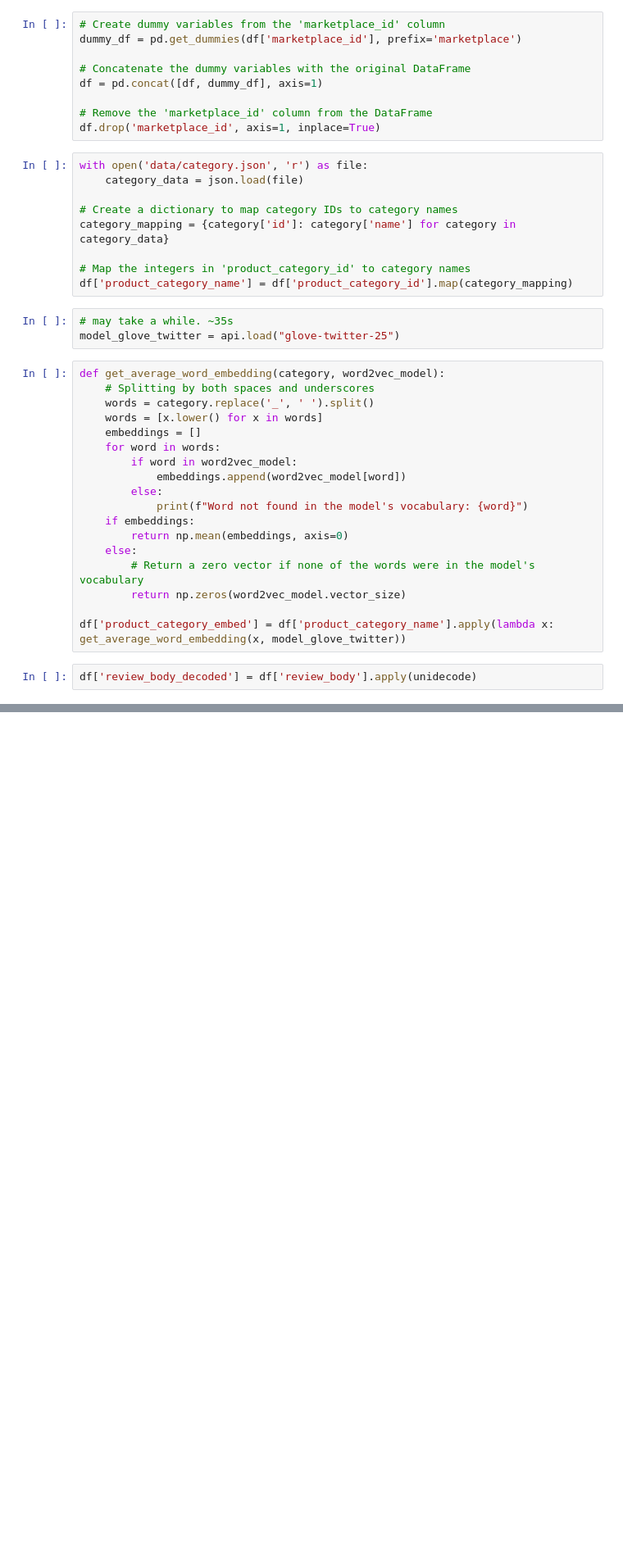
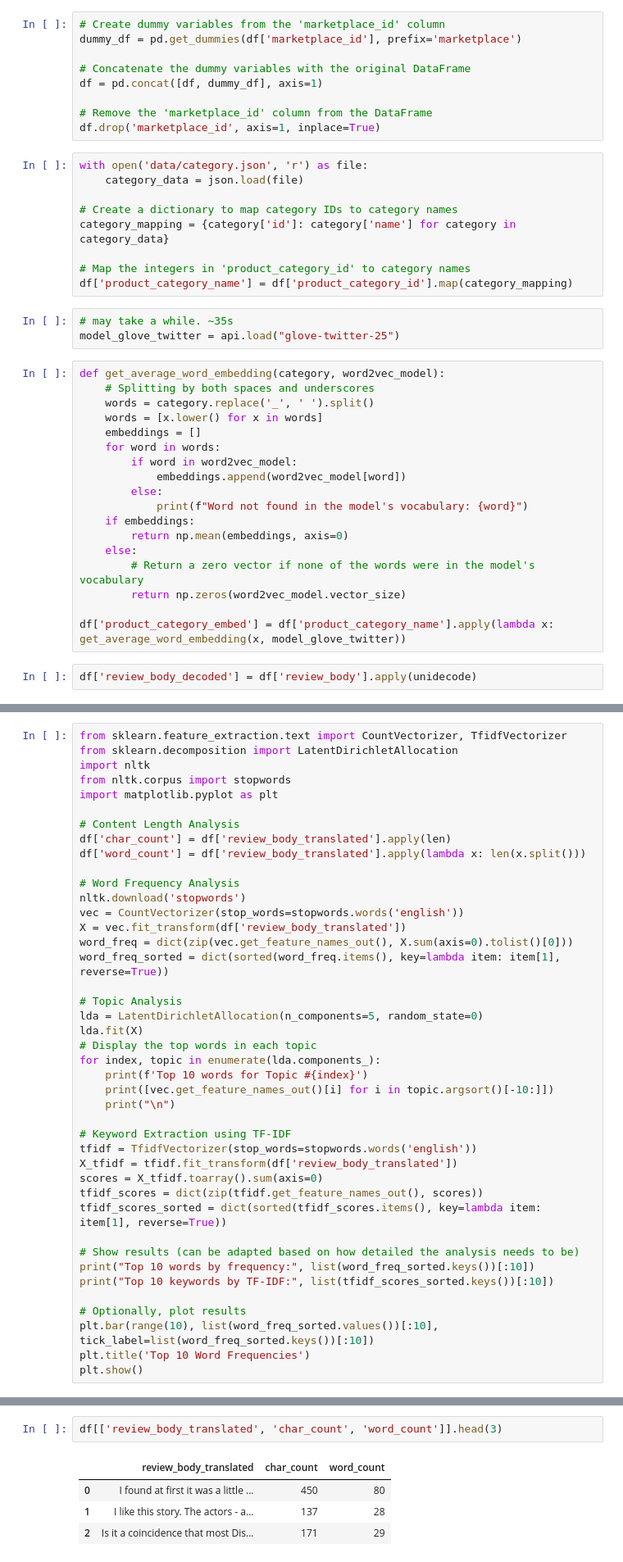
Before and after one commit to JuliusHuizing/BigDataProject, a Jupyter notebook: pandasExperiment.ipynb, the cells around one changed output, grey strips where cells are left out. Shown at 82% size. Saved outputs shown, nothing was run; the diff lists cells and outputs as text; blank space fills up the shorter version.

Commit message:
Added translating capabilities and basic analysis

```diff
--- a/pandasExperiment.ipynb
+++ b/pandasExperiment.ipynb
@@ -88,0 +159,42 @@ ReadTimeout: The read operation timed out
+# %%
+from sklearn.feature_extraction.text import CountVectorizer, TfidfVectorizer
+from sklearn.decomposition import LatentDirichletAllocation
+import nltk
+from nltk.corpus import stopwords
+import matplotlib.pyplot as plt
+
+# Content Length Analysis
+df['char_count'] = df['review_body_translated'].apply(len)
+df['word_count'] = df['review_body_translated'].apply(lambda x: len(x.split()))
+
+# Word Frequency Analysis
+nltk.download('stopwords')
+vec = CountVectorizer(stop_words=stopwords.words('english'))
+X = vec.fit_transform(df['review_body_translated'])
+word_freq = dict(zip(vec.get_feature_names_out(), X.sum(axis=0).tolist()[0]))
+word_freq_sorted = dict(sorted(word_freq.items(), key=lambda item: item[1], reverse=True))
+
+# Topic Analysis
+lda = LatentDirichletAllocation(n_components=5, random_state=0)
+lda.fit(X)
+# Display the top words in each topic
+for index, topic in enumerate(lda.components_):
+    print(f'Top 10 words for Topic #{index}')
+    print([vec.get_feature_names_out()[i] for i in topic.argsort()[-10:]])
+    print("\n")
+
+# Keyword Extraction using TF-IDF
+tfidf = TfidfVectorizer(stop_words=stopwords.words('english'))
+X_tfidf = tfidf.fit_transform(df['review_body_translated'])
+scores = X_tfidf.toarray().sum(axis=0)
+tfidf_scores = dict(zip(tfidf.get_feature_names_out(), scores))
+tfidf_scores_sorted = dict(sorted(tfidf_scores.items(), key=lambda item: item[1], reverse=True))
+
+# Show results (can be adapted based on how detailed the analysis needs to be)
+print("Top 10 words by frequency:", list(word_freq_sorted.keys())[:10])
+print("Top 10 keywords by TF-IDF:", list(tfidf_scores_sorted.keys())[:10])
+
+# Optionally, plot results
+plt.bar(range(10), list(word_freq_sorted.values())[:10], tick_label=list(word_freq_sorted.keys())[:10])
+plt.title('Top 10 Word Frequencies')
+plt.show()
@@ -88,0 +223,7 @@ ReadTimeout: The read operation timed out
+# %%
+df[['review_body_translated', 'char_count', 'word_count']].head(3)
+# %% [output]
+|  | review_body_translated | char_count | word_count |
+| 0 | I found at first it was a little ... | 450 | 80 |
+| 1 | I like this story. The actors - a... | 137 | 28 |
+| 2 | Is it a coincidence that most Dis... | 171 | 29 |
```
Also changed, not shown: parts of 12 cells of this notebook.
